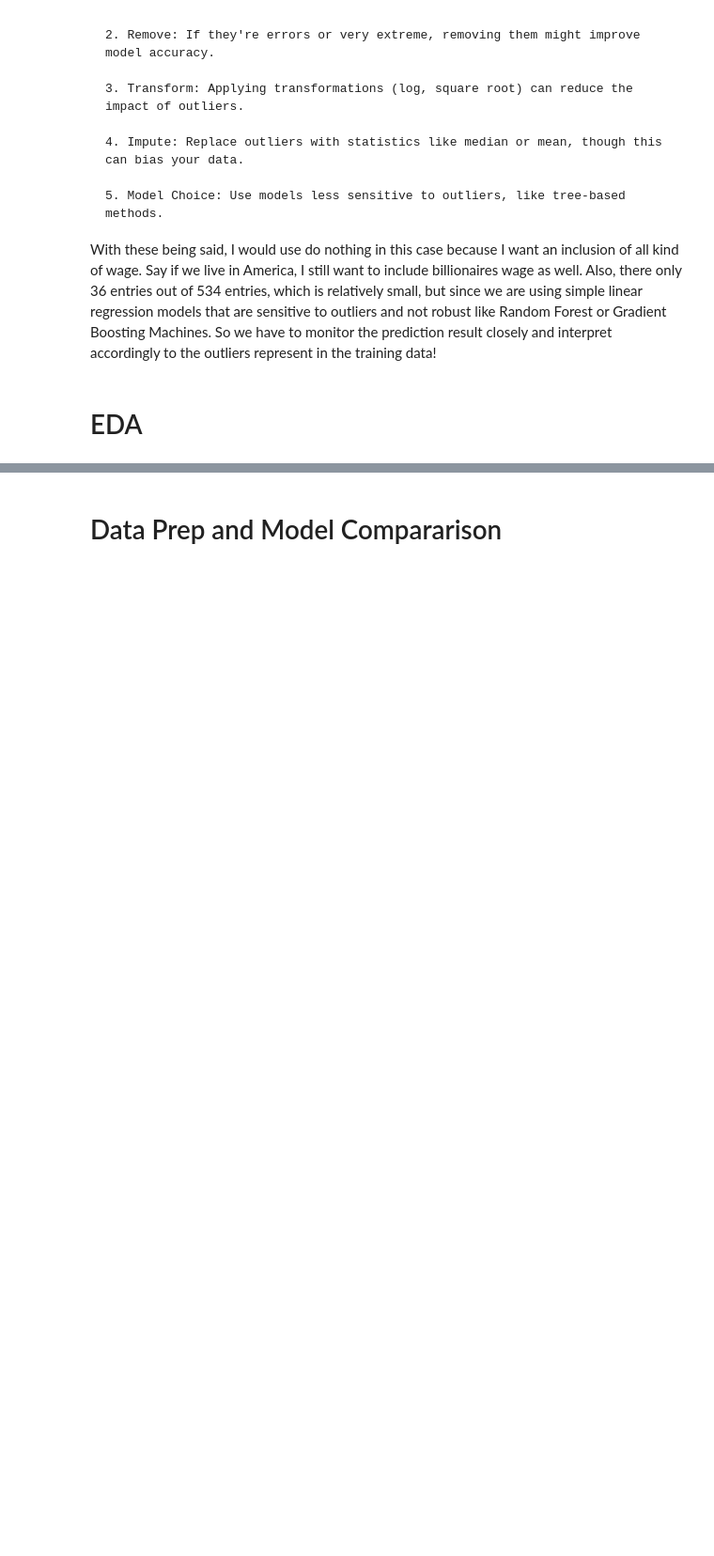
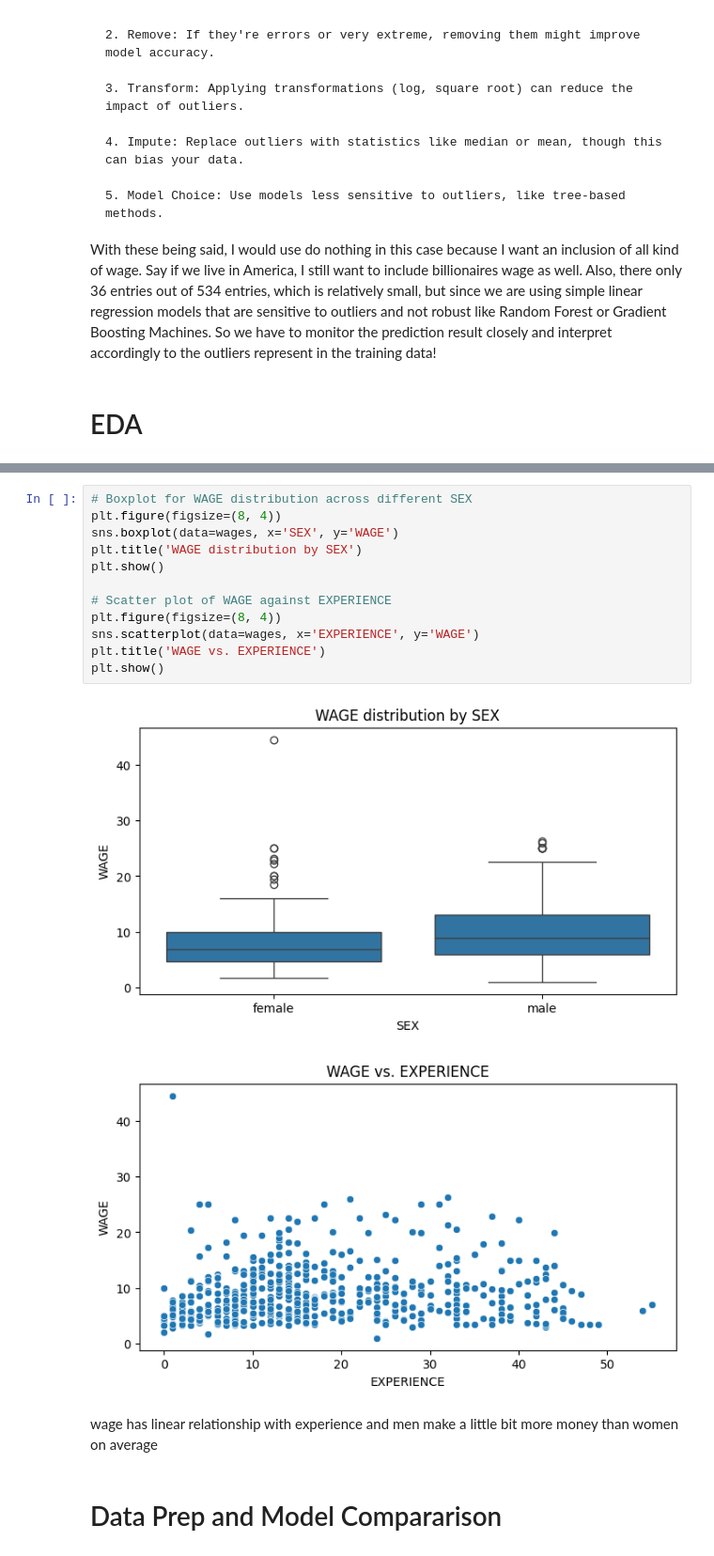
Before and after one commit to dcnguyen060899/UCBerkleyML-AI-TryIts, a Jupyter notebook: module 9/9.3/src/try_it_9.2-starter.ipynb, the cells around one changed output, grey strips where cells are left out. Shown at 94% size. Drawn from its saved outputs; the diff is of its cells as text; blank space fills up the shorter version.

```diff
--- a/module 9/9.3/src/try_it_9.2-starter.ipynb
+++ b/module 9/9.3/src/try_it_9.2-starter.ipynb
@@ -135,3 +160,20 @@ With these being said, I would use do nothing in this case because I want an inc
+# %%
+# Boxplot for WAGE distribution across different SEX
+plt.figure(figsize=(8, 4))
+sns.boxplot(data=wages, x='SEX', y='WAGE')
+plt.title('WAGE distribution by SEX')
+plt.show()
+
+# Scatter plot of WAGE against EXPERIENCE
+plt.figure(figsize=(8, 4))
+sns.scatterplot(data=wages, x='EXPERIENCE', y='WAGE')
+plt.title('WAGE vs. EXPERIENCE')
+plt.show()
+# %% [output]
+[figure, added]
+[figure, added]
+# %% [markdown]
+wage has linear relationship with experience and men make a little bit more money than women on average
 # %% [markdown]
 # Data Prep and Model Compararison
 # %% [markdown]
```
Also changed, not shown: parts of 8 cells of this notebook, 1 other file.
